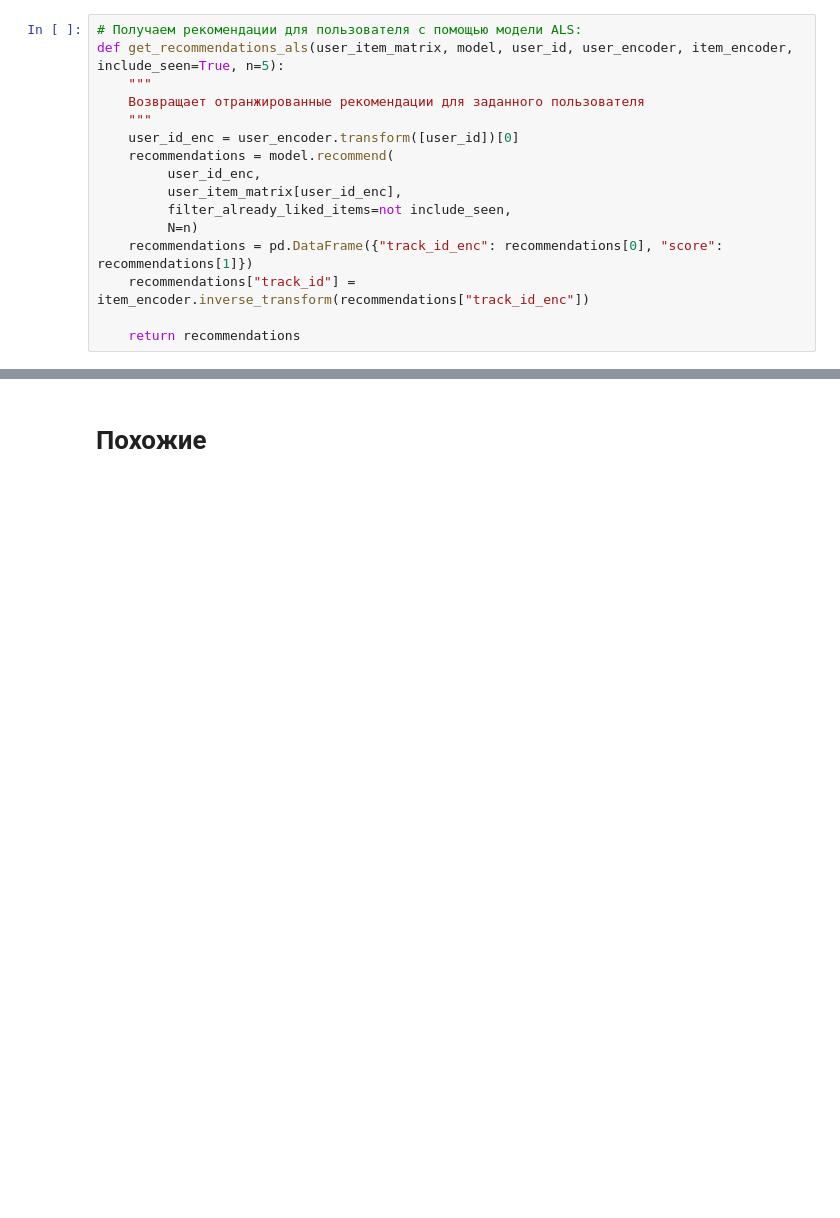
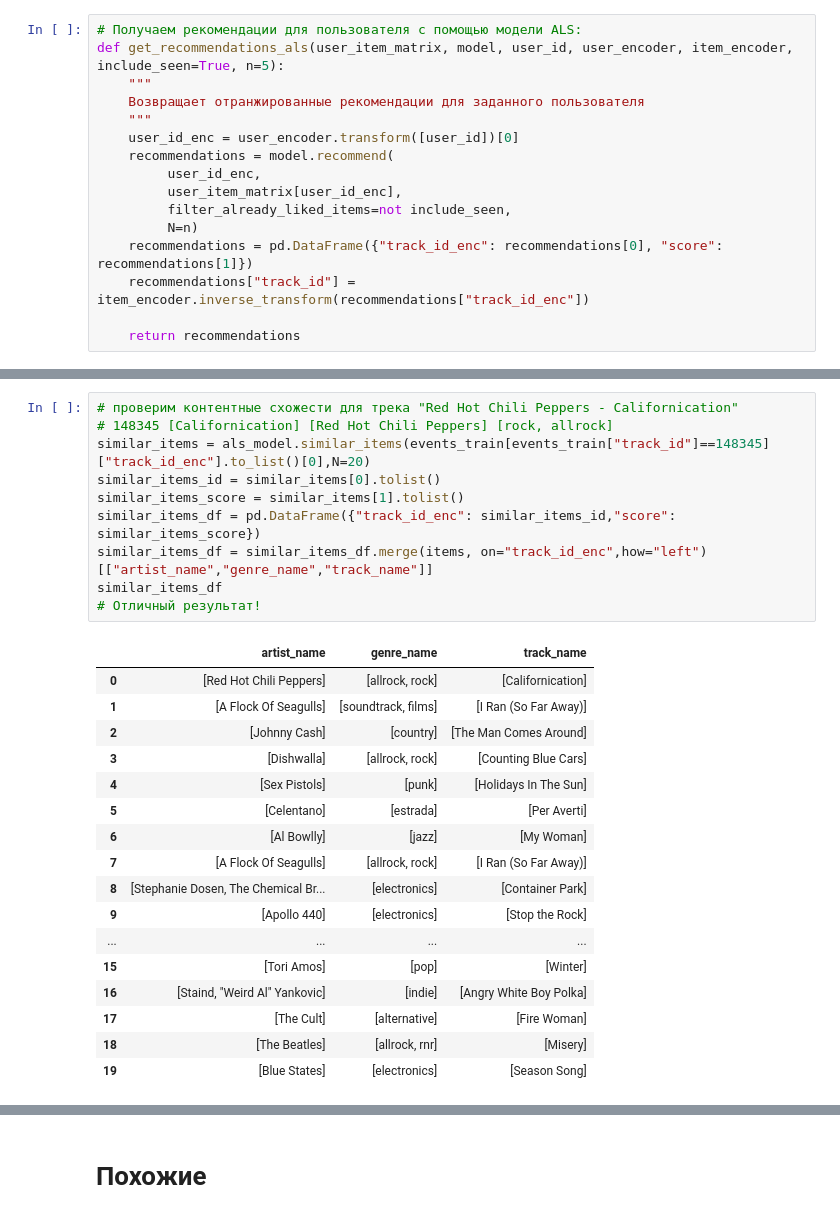
Before and after one commit to ozerge/mle-project-sprint-4-v001, a Jupyter notebook: recommendations.ipynb, the cells around one changed output, grey strips where cells are left out. Cells and saved outputs as stored; diff of their text form; blank space fills up the shorter version.

```diff
--- a/recommendations.ipynb
+++ b/recommendations.ipynb
@@ -2469,0 +2602,28 @@ print(f"With alpha=40: {1 + 40 * sample_weight}")
+# %%
+# проверим контентные схожести для трека "Red Hot Chili Peppers - Californication"
+# 148345 [Californication] [Red Hot Chili Peppers] [rock, allrock]
+similar_items = als_model.similar_items(events_train[events_train["track_id"]==148345]["track_id_enc"].to_list()[0],N=20)
+similar_items_id = similar_items[0].tolist()
+similar_items_score = similar_items[1].tolist()
+similar_items_df = pd.DataFrame({"track_id_enc": similar_items_id,"score": similar_items_score})
+similar_items_df = similar_items_df.merge(items, on="track_id_enc",how="left")[["artist_name","genre_name","track_name"]]
+similar_items_df
+# Отличный результат!
+# %% [output]
+|  | artist_name | genre_name | track_name |
+| 0 | [Red Hot Chili Peppers] | [allrock, rock] | [Californication] |
+| 1 | [A Flock Of Seagulls] | [soundtrack, films] | [I Ran (So Far Away)] |
+| 2 | [Johnny Cash] | [country] | [The Man Comes Around] |
+| 3 | [Dishwalla] | [allrock, rock] | [Counting Blue Cars] |
+| 4 | [Sex Pistols] | [punk] | [Holidays In The Sun] |
+| 5 | [Celentano] | [estrada] | [Per Averti] |
+| 6 | [Al Bowlly] | [jazz] | [My Woman] |
+| 7 | [A Flock Of Seagulls] | [allrock, rock] | [I Ran (So Far Away)] |
+| 8 | [Stephanie Dosen, The Chemical Br... | [electronics] | [Container Park] |
+| 9 | [Apollo 440] | [electronics] | [Stop the Rock] |
+| ... | ... | ... | ... |
+| 15 | [Tori Amos] | [pop] | [Winter] |
+| 16 | [Staind, "Weird Al" Yankovic] | [indie] | [Angry White Boy Polka] |
+| 17 | [The Cult] | [alternative] | [Fire Woman] |
+| 18 | [The Beatles] | [allrock, rnr] | [Misery] |
+| 19 | [Blue States] | [electronics] | [Season Song] |
```
Also changed, not shown: parts of 33 cells of this notebook.
